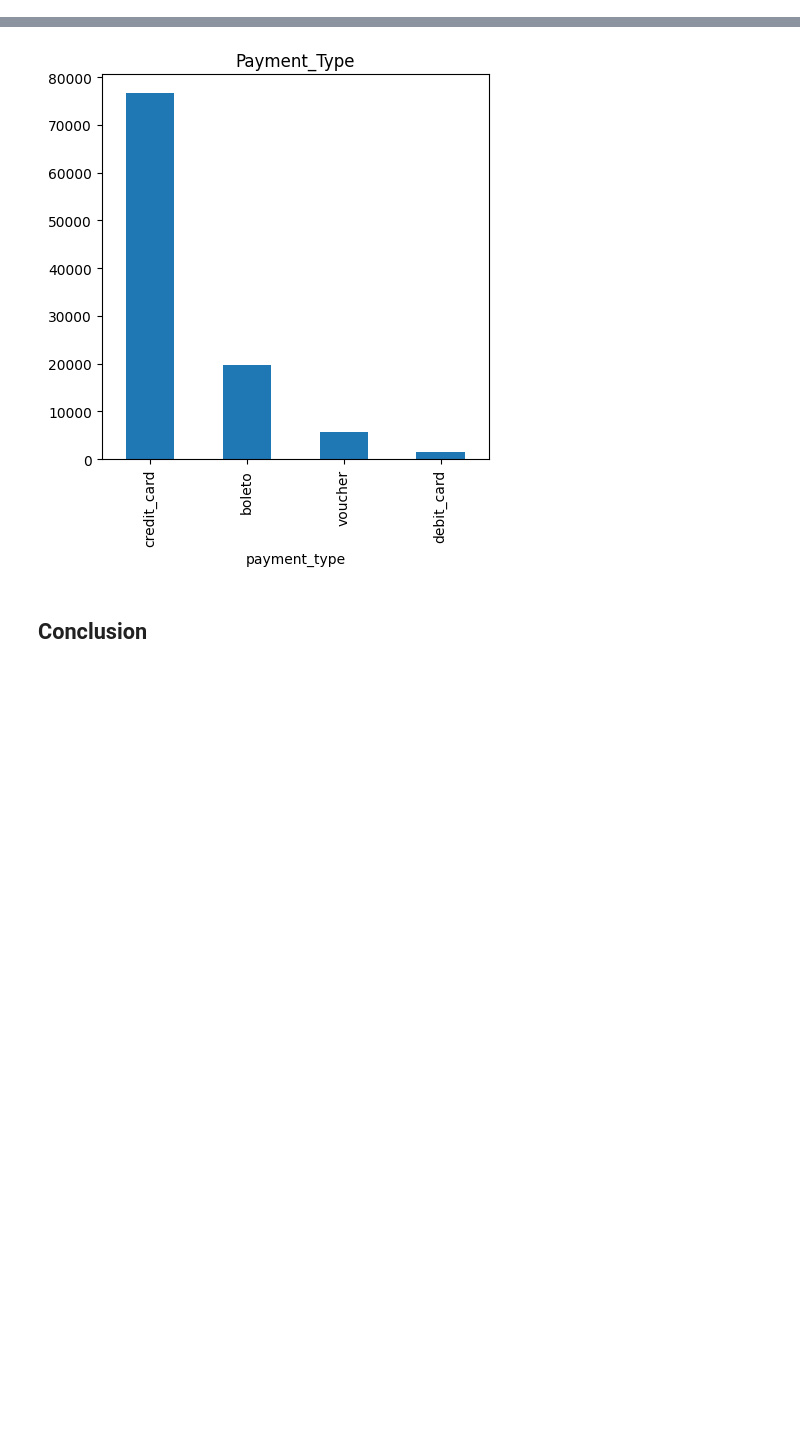
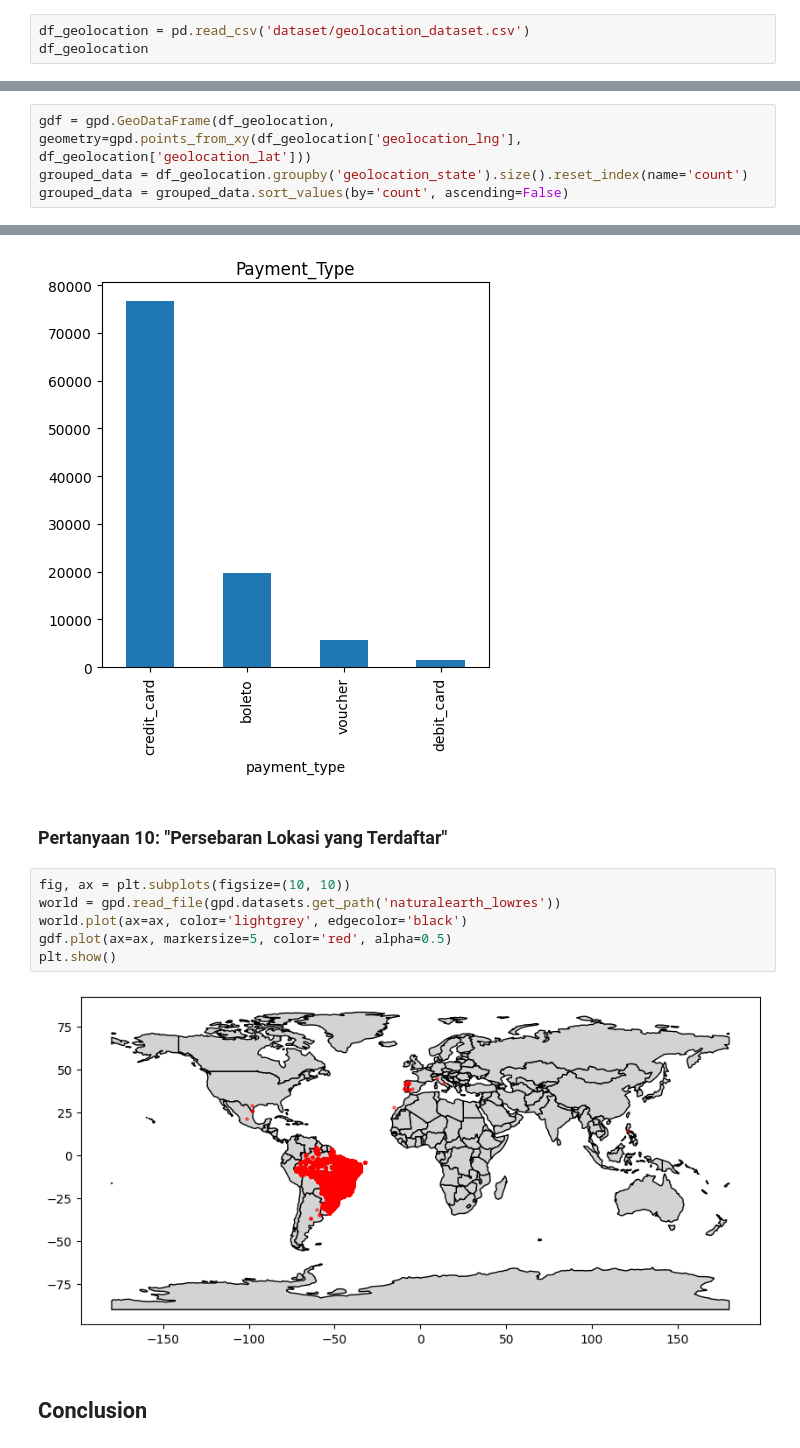
Before and after one commit to IF8-Scrapy/Dashboard-Analisis-ECommerce, a Jupyter notebook: IF8_Scrapy.ipynb, the cells around one changed output, grey strips where cells are left out. Saved outputs shown, nothing was run; the diff lists cells and outputs as text; blank space fills up the shorter version.

```diff
--- a/IF8_Scrapy.ipynb
+++ b/IF8_Scrapy.ipynb
@@ -189,3 +191,6 @@ df_sellers
 | 3093 | e603cf3fec55f8697c9059638d6c8eb5 | 96080 | pelotas | RS |
 | 3094 | 9e25199f6ef7e7c347120ff175652c3b | 12051 | taubate | SP |
 3095 rows × 4 columns
+# %%
+df_geolocation = pd.read_csv('dataset/geolocation_dataset.csv')
+df_geolocation
@@ -428,3 +449,7 @@ Name: count, dtype: int64
+# %%
+gdf = gpd.GeoDataFrame(df_geolocation, geometry=gpd.points_from_xy(df_geolocation['geolocation_lng'], df_geolocation['geolocation_lat']))
+grouped_data = df_geolocation.groupby('geolocation_state').size().reset_index(name='count')
+grouped_data = grouped_data.sort_values(by='count', ascending=False)
 # %% [markdown]
 ## Visualization & Explanatory Analysis
 # %% [markdown]
@@ -639,6 +664,16 @@ plt.title("Payment_Type")
 plt.show()
 # %% [output]
 [figure]
+# %% [markdown]
+### Pertanyaan 10: "Persebaran Lokasi yang Terdaftar"
+# %%
+fig, ax = plt.subplots(figsize=(10, 10))
+world = gpd.read_file(gpd.datasets.get_path('naturalearth_lowres'))
+world.plot(ax=ax, color='lightgrey', edgecolor='black')
+gdf.plot(ax=ax, markersize=5, color='red', alpha=0.5)
+plt.show()
+# %% [output]
+[figure, added]
 # %% [markdown]
 ## Conclusion
 # %% [markdown]
```
Also changed, not shown: parts of 15 cells of this notebook.
